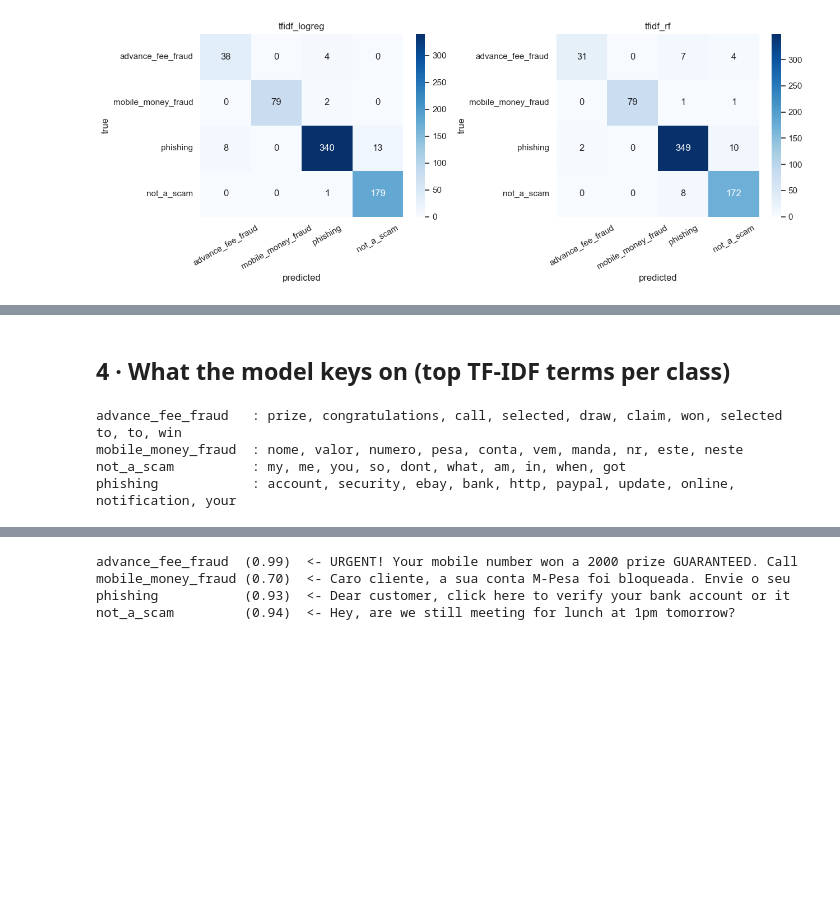
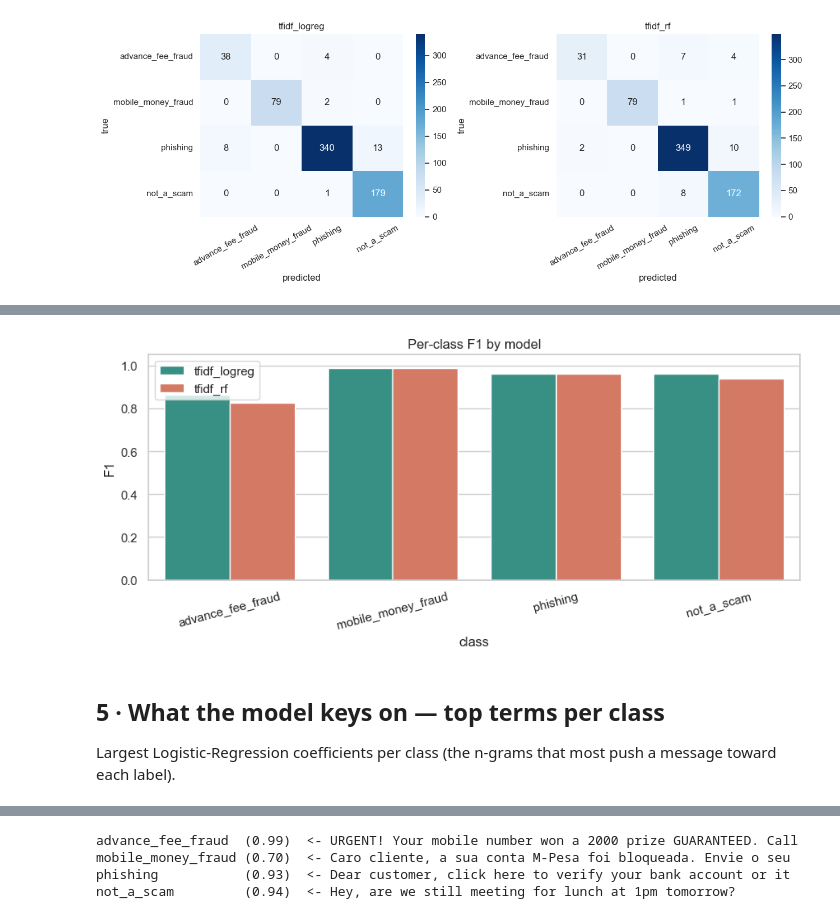
Before and after one commit to Wilsons-Navid/report-Demo, a Jupyter notebook: ml/notebooks/model_demo.ipynb, the cells around one changed output, grey strips where cells are left out. Cells and saved outputs as stored; diff of their text form; code cells hidden in the pictures; blank space fills up the shorter version.

```diff
--- a/ml/notebooks/model_demo.ipynb
+++ b/ml/notebooks/model_demo.ipynb
@@ -114,14 +131,17 @@ plt.tight_layout(); plt.show()
+# %%
+import pandas as pd
+rowsf = []
+for name, p in pipes.items():
+    pc = dm.evaluate(p, test['text'], test['category'])['per_class']
+    for c, m in pc.items():
+        rowsf.append({'class': c, 'model': name, 'F1': m['f1']})
+fdf = pd.DataFrame(rowsf)
+plt.figure(figsize=(9,4.2))
+sns.barplot(data=fdf, x='class', y='F1', hue='model', palette=['#2a9d8f','#e76f51'])
+plt.ylim(0,1.05); plt.title('Per-class F1 by model'); plt.xticks(rotation=15)
+plt.legend(title=''); plt.tight_layout(); plt.show()
+# %% [output]
+[figure, added]
 # %% [markdown]
-## 4 · What the model keys on (top TF-IDF terms per class)
+## 5 · What the model keys on — top terms per class
+Largest Logistic-Regression coefficients per class (the n-grams that most push a message toward each label).
-# %%
-lr = pipes['tfidf_logreg']
-vec = lr.named_steps['tfidf']; clf = lr.named_steps['clf']
-feats = np.array(vec.get_feature_names_out())
-for i, c in enumerate(clf.classes_):
-    top = feats[np.argsort(clf.coef_[i])[-10:]][::-1]
-    print(f'{c:20}: ' + ', '.join(top))
-# %% [output]
-advance_fee_fraud   : prize, congratulations, call, selected, draw, claim, won, selected to, to, win
-mobile_money_fraud  : nome, valor, numero, pesa, conta, vem, manda, nr, este, neste
-not_a_scam          : my, me, you, so, dont, what, am, in, when, got
-phishing            : account, security, ebay, bank, http, paypal, update, online, notification, your
```
Also changed, not shown: parts of 8 cells of this notebook, 5 other files.
